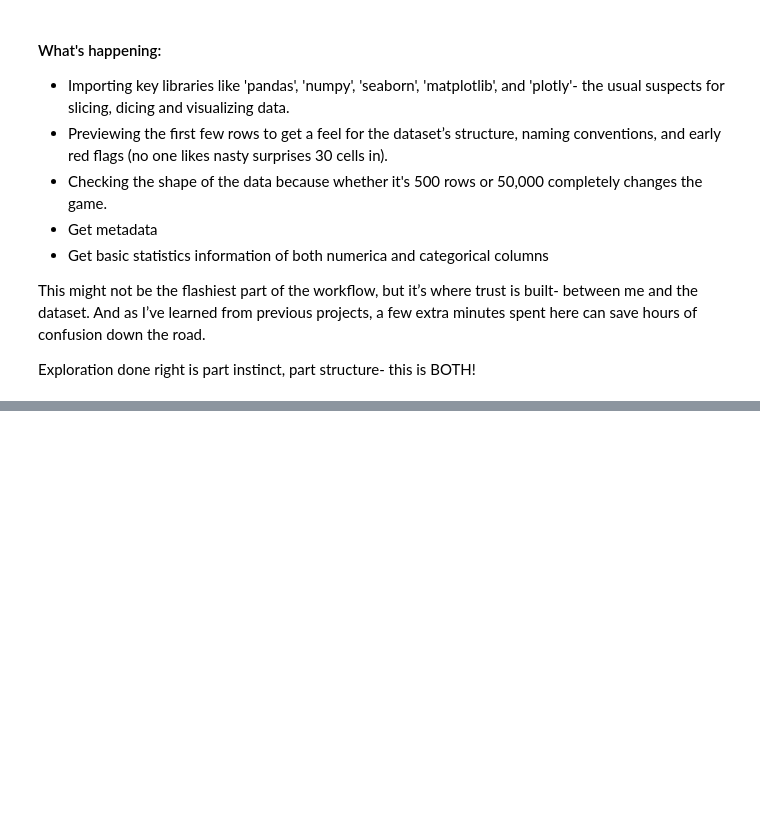
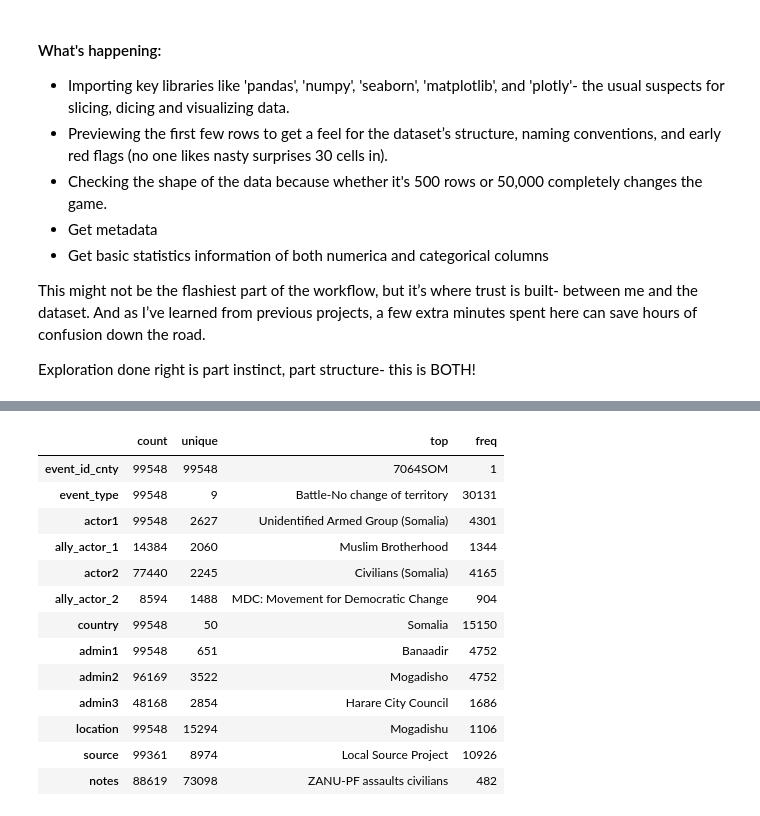
Before and after one commit to Vain-Guy/Mapping-Africa-s-Conflict-Relationships, a Jupyter notebook: conflict.ipynb, the cells around one changed output, grey strips where cells are left out. Drawn from its saved outputs; the diff is of its cells as text; code cells hidden in the pictures; blank space fills up the shorter version.

```diff
--- a/conflict.ipynb
+++ b/conflict.ipynb
@@ -140,0 +211,18 @@ conflict_df.head()
+# %%
+# Get basic statistical info of categorical variables
+conflict_df.describe(include = 'O').T
+# %% [output]
+|  | count | unique | top | freq |
+| event_id_cnty | 99548 | 99548 | 7064SOM | 1 |
+| event_type | 99548 | 9 | Battle-No change of territory | 30131 |
+| actor1 | 99548 | 2627 | Unidentified Armed Group (Somalia) | 4301 |
+| ally_actor_1 | 14384 | 2060 | Muslim Brotherhood | 1344 |
+| actor2 | 77440 | 2245 | Civilians (Somalia) | 4165 |
+| ally_actor_2 | 8594 | 1488 | MDC: Movement for Democratic Change | 904 |
+| country | 99548 | 50 | Somalia | 15150 |
+| admin1 | 99548 | 651 | Banaadir | 4752 |
+| admin2 | 96169 | 3522 | Mogadisho | 4752 |
+| admin3 | 48168 | 2854 | Harare City Council | 1686 |
+| location | 99548 | 15294 | Mogadishu | 1106 |
+| source | 99361 | 8974 | Local Source Project | 10926 |
+| notes | 88619 | 73098 | ZANU-PF assaults civilians | 482 |
```
Also changed, not shown: parts of 6 cells of this notebook.
